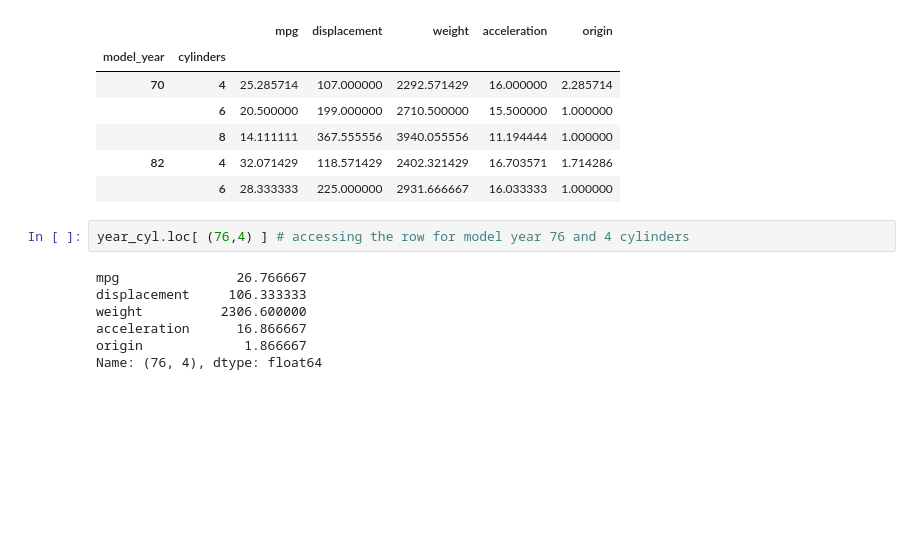
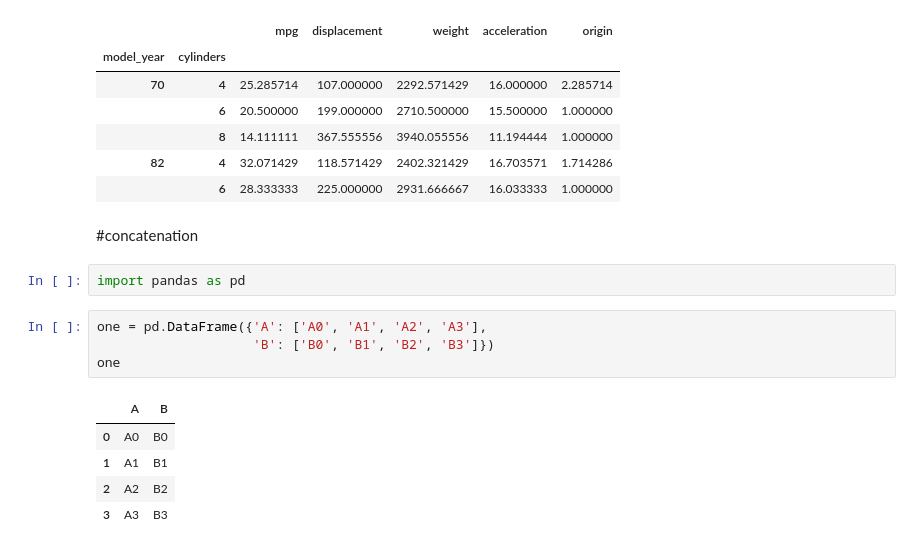
Before and after one commit to rahulgoraksha/ml-algorithms-practice, a Jupyter notebook: notebooks/pandas.ipynb, the cells around one changed output. Drawn from its saved outputs; the diff is of its cells as text; blank space fills up the shorter version.

```diff
--- a/notebooks/pandas.ipynb
+++ b/notebooks/pandas.ipynb
@@ -1683,12 +1683,17 @@ year_cyl.loc[[70,82]]
 |  | 8 | 14.111111 | 367.555556 | 3940.055556 | 11.194444 | 1.000000 |
 | 82 | 4 | 32.071429 | 118.571429 | 2402.321429 | 16.703571 | 1.714286 |
 |  | 6 | 28.333333 | 225.000000 | 2931.666667 | 16.033333 | 1.000000 |
-# %%
-year_cyl.loc[ (76,4) ] # accessing the row for model year 76 and 4 cylinders
-# %% [output]
-mpg               26.766667
-displacement     106.333333
-weight          2306.600000
-acceleration      16.866667
-origin             1.866667
-Name: (76, 4), dtype: float64
+# %% [markdown]
+#concatenation
+# %%
+import pandas as pd
+# %%
+one = pd.DataFrame({'A': ['A0', 'A1', 'A2', 'A3'],
+                    'B': ['B0', 'B1', 'B2', 'B3']})
+one
+# %% [output]
+|  | A | B |
+| 0 | A0 | B0 |
+| 1 | A1 | B1 |
+| 2 | A2 | B2 |
+| 3 | A3 | B3 |
```
Also changed, not shown: parts of 7 cells of this notebook, 1 other file.
